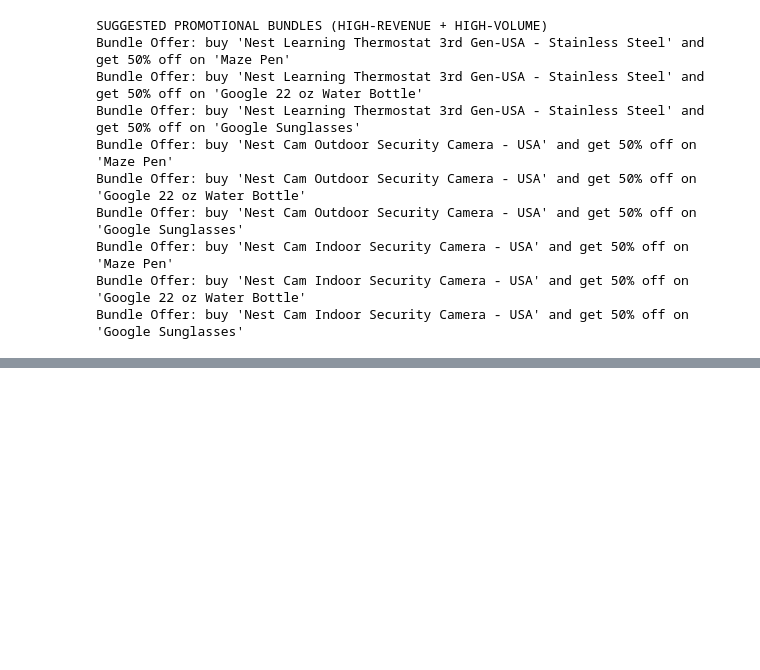
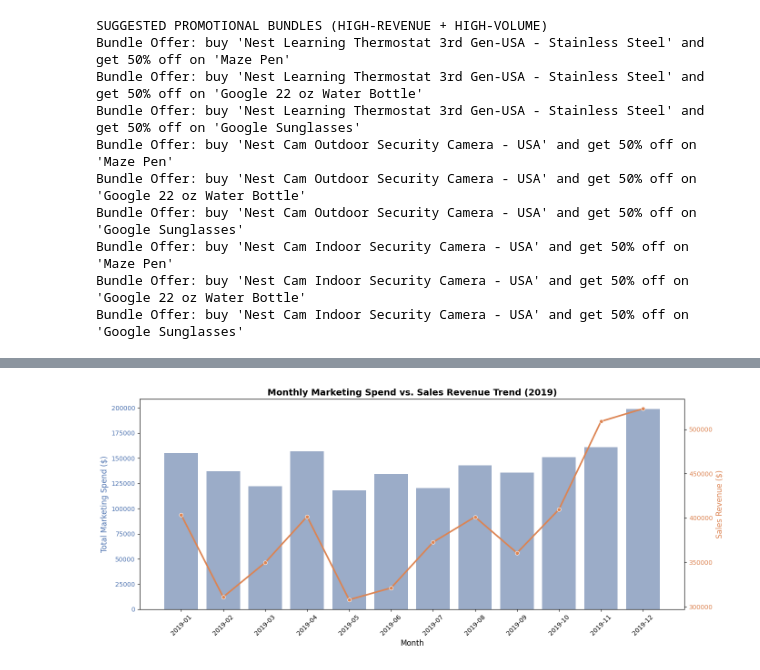
Before and after one commit to shridhar2k9/AI-ML, a Jupyter notebook: Untitled4.ipynb, the cells around one changed output, grey strips where cells are left out. Saved outputs shown, nothing was run; the diff lists cells and outputs as text; code cells hidden in the pictures; blank space fills up the shorter version.

```diff
--- a/Untitled4.ipynb
+++ b/Untitled4.ipynb
@@ -1083,3 +1083,90 @@ Bundle Offer: buy 'Nest Cam Outdoor Security Camera - USA' and get 50% off on 'G
 Bundle Offer: buy 'Nest Cam Indoor Security Camera - USA' and get 50% off on 'Maze Pen'
 Bundle Offer: buy 'Nest Cam Indoor Security Camera - USA' and get 50% off on 'Google 22 oz Water Bottle'
 Bundle Offer: buy 'Nest Cam Indoor Security Camera - USA' and get 50% off on 'Google Sunglasses'
+# %%
+"""
+8. Analyze the relationship between monthly marketing spend and revenue. Are there any months where marketing efforts yielded disproportionately high or low returns? How can marketing strategies be adjusted to improve ROI?
+Hint: Examine the correlation between total marketing expenditure and generated revenue.
+ROI = ( Revenue - Marketing spend) *100  / (Marketing spend)
+Hint: Look for months where this relationship appears particularly strong or weak, indicating varying efficiency of marketing efforts.
+
+"""
+
+import matplotlib.pyplot as plt
+import seaborn as sns
+# print("customer data")
+# print(customer_data)
+# print("Discount")
+# print(discount_coupon_data)
+# print("Marketing spend")
+# print(marketing_spend_data)
+# print("Online sales data")
+# print(online_sales_data)
+# print("tax amount data")
+# print(tax_amount_data)
+online_sales_data['Sales_Amount'] = online_sales_data['Quantity'] * online_sales_data['Avg_Price']
+
+# 1. Parse dates and create monthly period in marketing spend
+marketing_spend_data['Parsed_Date'] = pd.to_datetime(marketing_spend_data['Date'])
+marketing_spend_data['YearMonth'] = marketing_spend_data['Parsed_Date'].dt.to_period('M')
+
+# 2. Sum Online and Offline spend to get total daily spend, then aggregate by Month
+marketing_spend_data['Total_Spend'] = marketing_spend_data['Offline_Spend'] + marketing_spend_data['Online_Spend']
+monthly_marketing = marketing_spend_data.groupby('YearMonth')['Total_Spend'].sum().reset_index()
+
+# 3. Aggregate online sales revenue by Month
+# Sales_Amount is already calculated as (Quantity * Avg_Price)
+monthly_revenue = online_sales_data.groupby('YearMonth')['Sales_Amount'].sum().reset_index()
+
+# 4. Merge datasets together for comparison
+merged_marketing_sales = pd.merge(monthly_revenue, monthly_marketing, on='YearMonth', how='inner')
+merged_marketing_sales['Month_Str'] = merged_marketing_sales['YearMonth'].dt.strftime('%Y-%m')
+
+display(merged_marketing_sales.head(12))
+
+
+# 1. Calculate Monthly ROI
+merged_marketing_sales['ROI'] = ((merged_marketing_sales['Sales_Amount'] - merged_marketing_sales['Total_Spend']) * 100) / merged_marketing_sales['Total_Spend']
+
+# 2. Compute Pearson Correlation
+correlation = merged_marketing_sales['Total_Spend'].corr(merged_marketing_sales['Sales_Amount'])
+print(f"Correlation between Marketing Spend and Revenue: {correlation:.4f}")
+
+# Print the summary table
+print("\n=== MONTHLY MARKETING & REVENUE COMPARISON ===")
+display(merged_marketing_sales[['Month_Str', 'Total_Spend', 'Sales_Amount', 'ROI']])
+
+# 3. Visualization
+fig, ax1 = plt.subplots(figsize=(14, 6))
+
+# Dual axis plot: Bar chart for Spend, Line chart for Revenue
+color_spend = '#4C72B0'
+ax1.set_xlabel('Month', fontsize=12)
+ax1.set_ylabel('Total Marketing Spend ($)', color=color_spend, fontsize=12)
+bar_plot = sns.barplot(data=merged_marketing_sales, x='Month_Str', y='Total_Spend', color=color_spend, alpha=0.6, ax=ax1)
+ax1.tick_params(axis='y', labelcolor=color_spend)
+ax1.set_xticklabels(merged_marketing_sales['Month_Str'], rotation=45)
+
+# Create a second y-axis sharing the same x-axis
+ax2 = ax1.twinx()
+color_rev = '#DD8452'
+ax2.set_ylabel('Sales Revenue ($)', color=color_rev, fontsize=12)
+line_plot = sns.lineplot(data=merged_marketing_sales, x='Month_Str', y='Sales_Amount', color=color_rev, marker='o', linewidth=2.5, ax=ax2)
+ax2.tick_params(axis='y', labelcolor=color_rev)
+
+plt.title('Monthly Marketing Spend vs. Sales Revenue Trend (2019)', fontsize=14, fontweight='bold')
+fig.tight_layout()
+plt.show()
+
+# Plot ROI Fluctuations
+plt.figure(figsize=(14, 4))
+sns.lineplot(data=merged_marketing_sales, x='Month_Str', y='ROI', marker='s', color='#55A868', linewidth=2.5)
+plt.axhline(0, color='red', linestyle='--', alpha=0.5)
+plt.title('Monthly Marketing Return on Investment (ROI %)', fontsize=14, fontweight='bold')
+plt.xlabel('Month', fontsize=12)
+plt.ylabel('ROI (%)', fontsize=12)
+plt.xticks(rotation=45)
+plt.grid(True, linestyle='--', alpha=0.6)
+plt.tight_layout()
+plt.show()
+# %% [output]
@@ -1085,0 +1202 @@ Bundle Offer: buy 'Nest Cam Indoor Security Camera - USA' and get 50% off on 'Go
+[figure, added]
```
Also changed, not shown: parts of 3 cells of this notebook.
